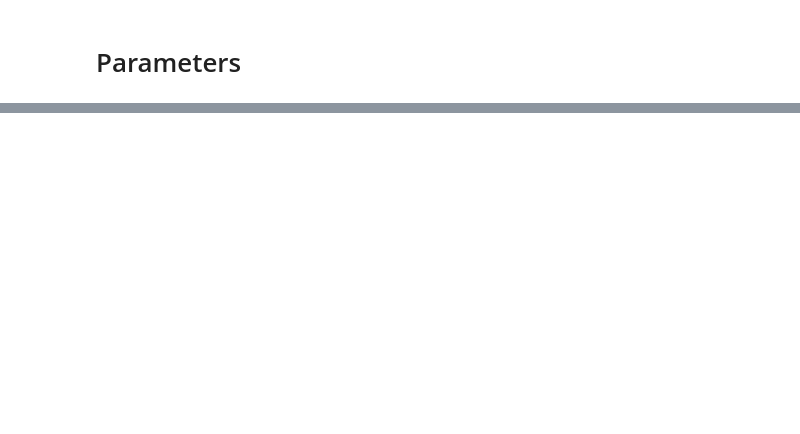
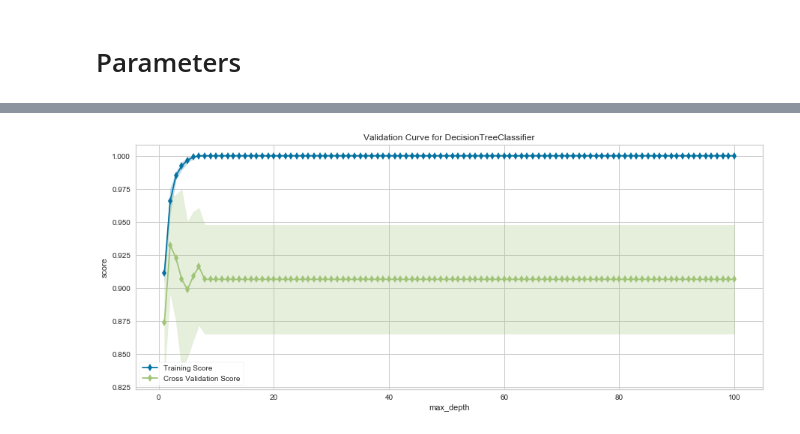
Before and after one commit to csmangum/portfolio, a Jupyter notebook: Machine Learning/Decision_Trees_Classification.ipynb, the cells around one changed output, grey strips where cells are left out. Drawn from its saved outputs; the diff is of its cells as text; code cells hidden in the pictures; blank space fills up the shorter version.

```diff
--- a/Machine Learning/Decision_Trees_Classification.ipynb
+++ b/Machine Learning/Decision_Trees_Classification.ipynb
@@ -478,0 +131,8 @@ sns.heatmap(df_comp,cmap='coolwarm',)
+# %%
+plt.subplots(figsize=(15, 6))
+viz = ValidationCurve(model, param_name="max_depth",
+                      param_range=np.arange(1, 101), cv=10, scoring=score_type)
+viz.fit(X, y)
+viz.poof()
+# %% [output]
+[figure, added]
```
Also changed, not shown: parts of 82 cells of this notebook.
